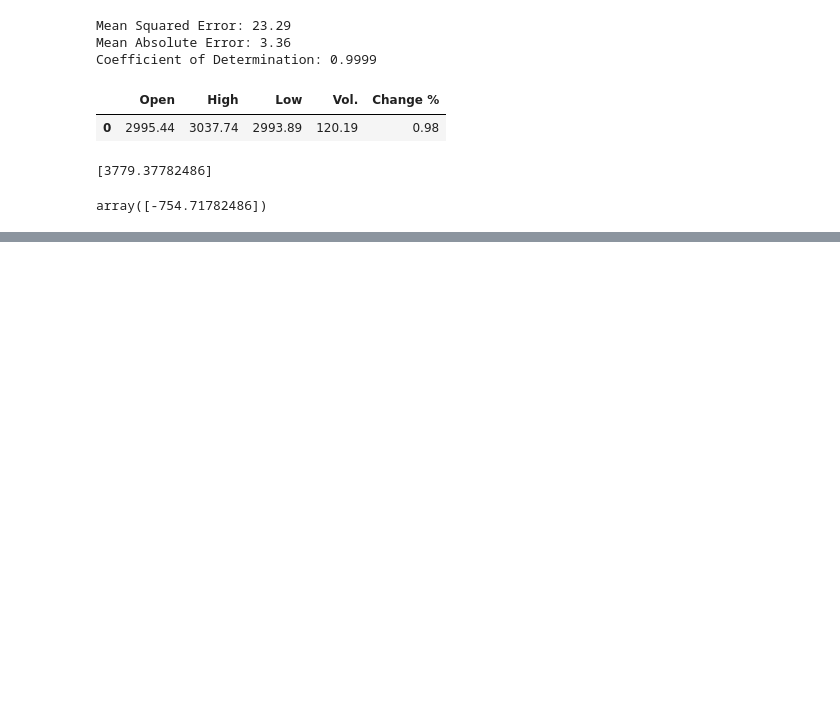
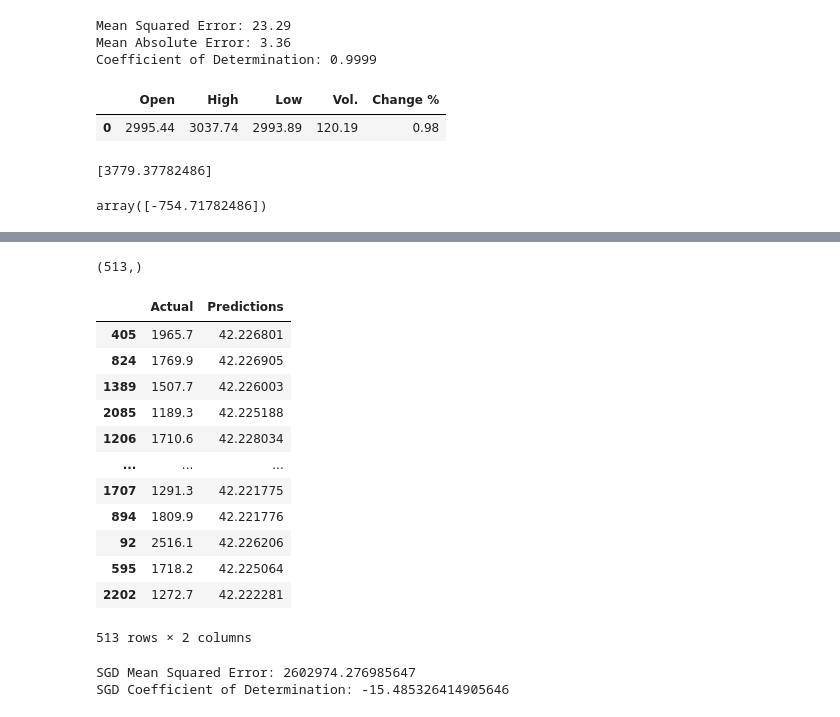
Before and after one commit to Jeffrey-Adjei/Financial-Linear-Regression-, a Jupyter notebook: GoldFutures.ipynb, the cells around one changed output, grey strips where cells are left out. Drawn from its saved outputs; the diff is of its cells as text; code cells hidden in the pictures; blank space fills up the shorter version.

```diff
--- a/GoldFutures.ipynb
+++ b/GoldFutures.ipynb
@@ -154,0 +177,7 @@ def cost_function(f):
+# %%
+maximum_iterations = int(np.ceil(10**6 / x_train.shape[0]))
+
+regressor = make_pipeline(StandardScaler(),
+                         linear_model.SGDRegressor(max_iter=maximum_iterations))
+
+regressor.fit(x_train, y_train)
@@ -154,0 +187,24 @@ def cost_function(f):
+# %%
+_y_pred = regressor.predict(x_test)
+# %%
+_y_pred.shape
+# %% [output]
+(513,)
+# %%
+dataframe = pd.DataFrame({"Actual":y_test, "Predictions":_y_pred})
+# %%
+dataframe
+# %% [output]
+|  | Actual | Predictions |
+| 405 | 1965.7 | 42.226801 |
+| 824 | 1769.9 | 42.226905 |
+| 1389 | 1507.7 | 42.226003 |
+| 2085 | 1189.3 | 42.225188 |
+| 1206 | 1710.6 | 42.228034 |
+| ... | ... | ... |
+| 1707 | 1291.3 | 42.221775 |
+| 894 | 1809.9 | 42.221776 |
+| 92 | 2516.1 | 42.226206 |
+| 595 | 1718.2 | 42.225064 |
+| 2202 | 1272.7 | 42.222281 |
+513 rows × 2 columns
@@ -154,0 +214,6 @@ def cost_function(f):
+# %%
+print(f"SGD Mean Squared Error: {mse}")
+print(f"SGD Coefficient of Determination: {r2}")
+# %% [output]
+SGD Mean Squared Error: 2602974.276985647
+SGD Coefficient of Determination: -15.485326414905646
```
Also changed, not shown: parts of 10 cells of this notebook.
